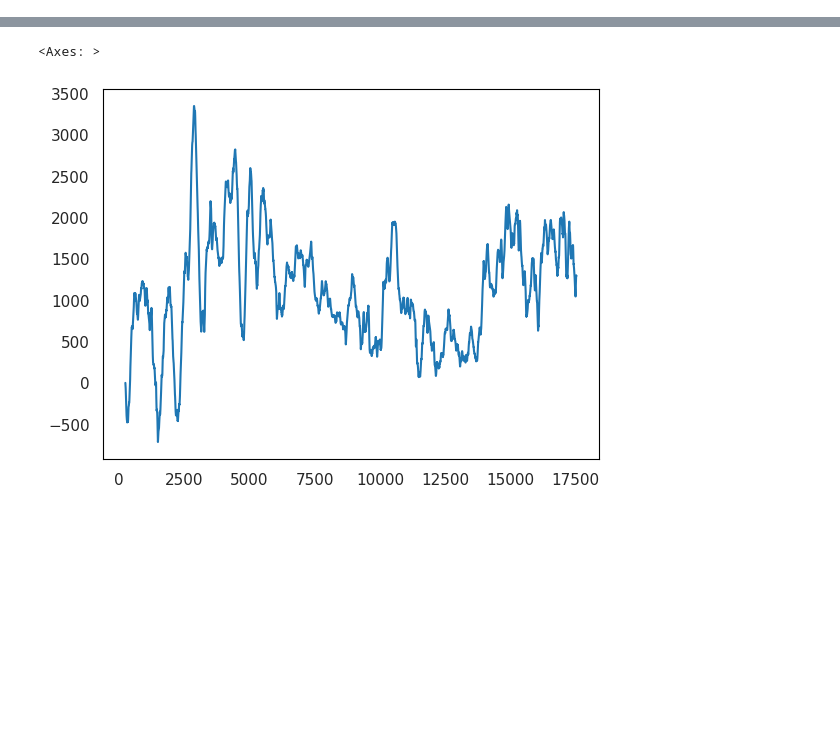
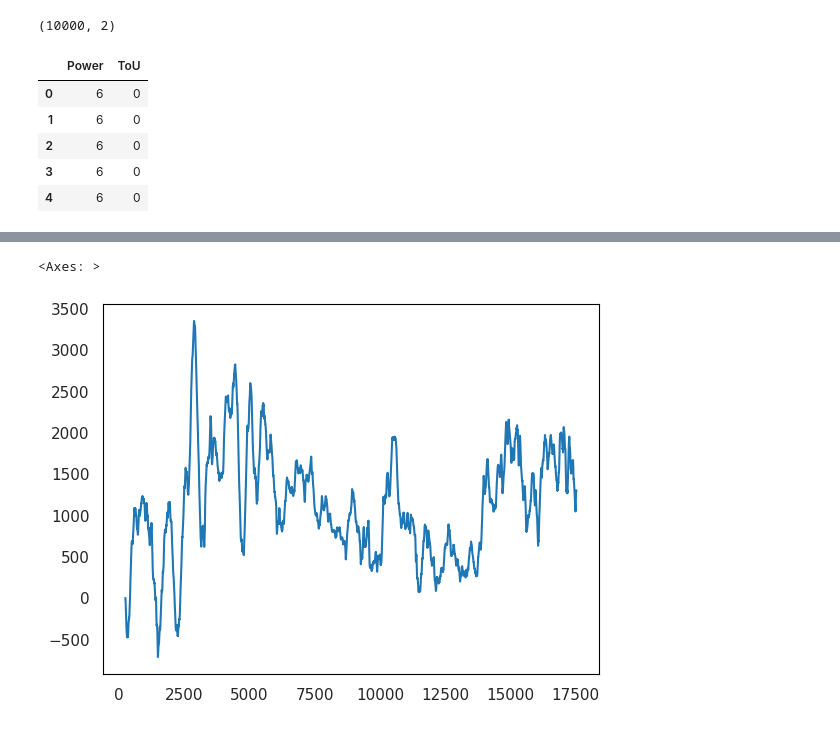
Before and after one commit to sylvaingchassang/generous_dynamic_contracting, a Jupyter notebook: gdc/notebooks/data_overview.ipynb, the cells around one changed output, grey strips where cells are left out. Saved outputs shown, nothing was run; the diff lists cells and outputs as text; code cells hidden in the pictures; blank space fills up the shorter version.

Commit message:
data access ready

```diff
--- a/gdc/notebooks/data_overview.ipynb
+++ b/gdc/notebooks/data_overview.ipynb
@@ -16,6 +0,0 @@ demean(df_temp_real['ta']).plot()
-# %%
-df_labels = pd.read_feather(
-    path.join(GDC_DATA_PATH, 'simulated', 'labels_export.feather')
-)
-
-df_labels.shape
@@ -241,0 +27,12 @@ roll(mean_cons_simulated, offset).reset_index(drop=True).plot()
+# %%
+# labels
+print(df_labels.shape)
+df_labels.head()
+# %% [output]
+(10000, 2)
+|  | Power | ToU |
+| 0 | 6 | 0 |
+| 1 | 6 | 0 |
+| 2 | 6 | 0 |
+| 3 | 6 | 0 |
+| 4 | 6 | 0 |
```
Also changed, not shown: parts of 51 cells of this notebook, 1 other file.
